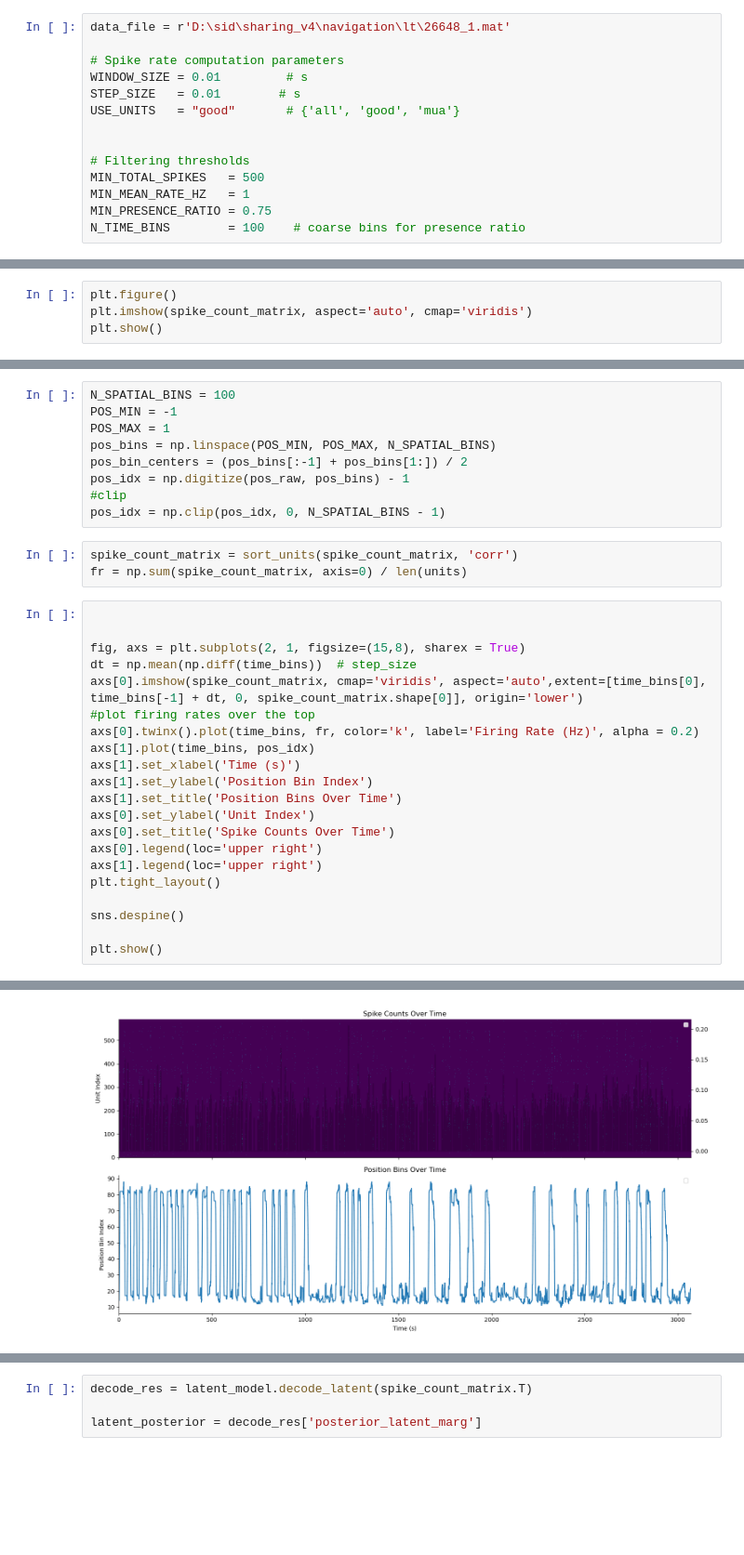
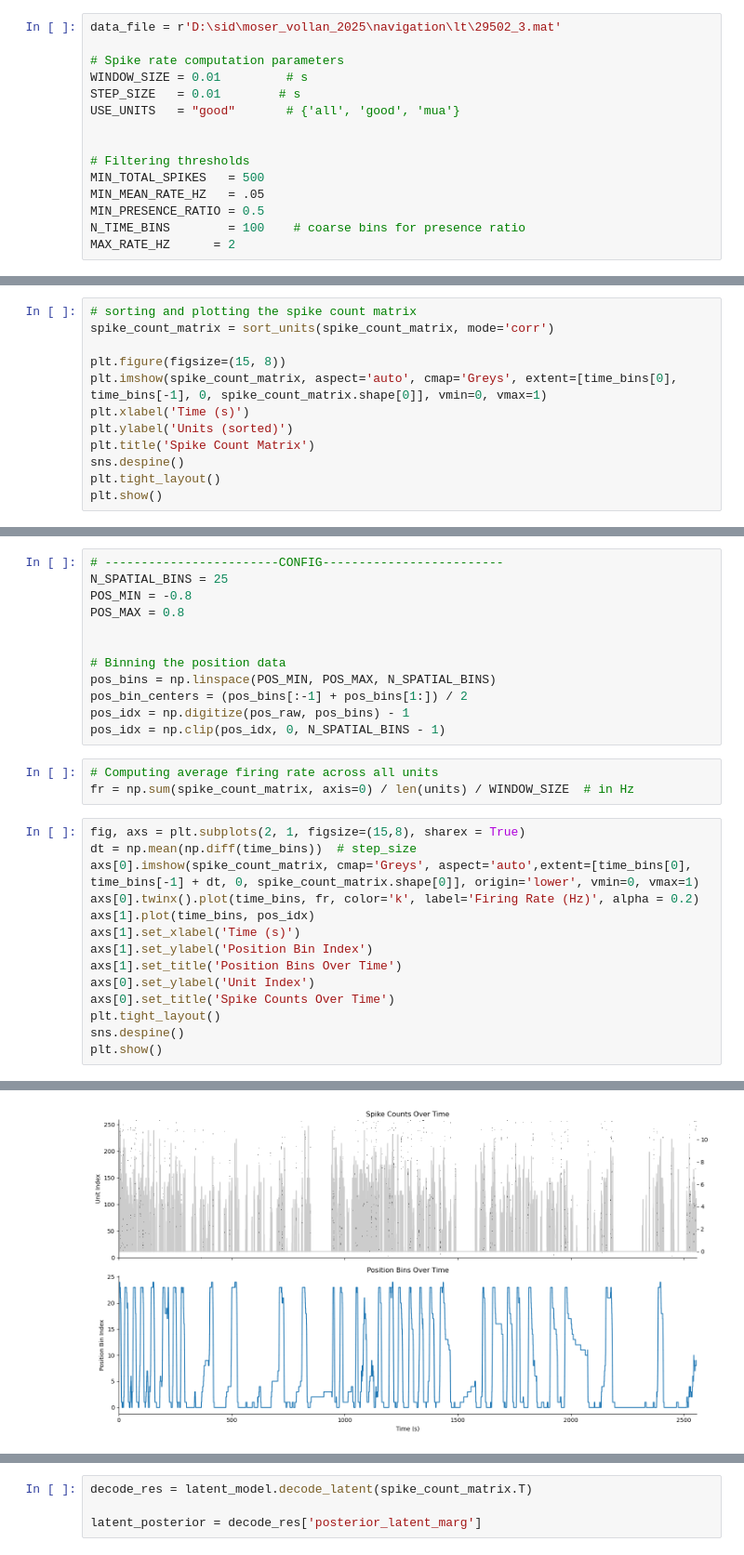
Before and after one commit to Sid-Rafilson-1617/poor-man-GPLVM, a Jupyter notebook: moser_data_decoding_model.ipynb, the cells around one changed output, grey strips where cells are left out. Shown at 93% size. Drawn from its saved outputs; the diff is of its cells as text; blank space fills up the shorter version.

```diff
--- a/moser_data_decoding_model.ipynb
+++ b/moser_data_decoding_model.ipynb
@@ -17,5 +310,5 @@ from core import *
 # %%
-data_file = r'D:\sid\sharing_v4\navigation\lt\26648_1.mat'
+data_file = r'D:\sid\moser_vollan_2025\navigation\lt\29502_3.mat'
 
 # Spike rate computation parameters
 WINDOW_SIZE = 0.01         # s
@@ -25,6 +318,7 @@ USE_UNITS   = "good"       # {'all', 'good', 'mua'}
 
 # Filtering thresholds
 MIN_TOTAL_SPIKES   = 500
-MIN_MEAN_RATE_HZ   = 1
-MIN_PRESENCE_RATIO = 0.75
+MIN_MEAN_RATE_HZ   = .05
+MIN_PRESENCE_RATIO = 0.5
 N_TIME_BINS        = 100    # coarse bins for presence ratio
+MAX_RATE_HZ      = 2
@@ -337,5 +350,13 @@ z_win shape: (306987,)
 # %%
-plt.figure()
-plt.imshow(spike_count_matrix, aspect='auto', cmap='viridis')
+# sorting and plotting the spike count matrix
+spike_count_matrix = sort_units(spike_count_matrix, mode='corr')
+
+plt.figure(figsize=(15, 8))
+plt.imshow(spike_count_matrix, aspect='auto', cmap='Greys', extent=[time_bins[0], time_bins[-1], 0, spike_count_matrix.shape[0]], vmin=0, vmax=1)
+plt.xlabel('Time (s)')
+plt.ylabel('Units (sorted)')
+plt.title('Spike Count Matrix')
+sns.despine()
+plt.tight_layout()
 plt.show()
 # %% [output]
@@ -378,22 +395,22 @@ plt.show()
 # %%
-N_SPATIAL_BINS = 100
-POS_MIN = -1
-POS_MAX = 1
+# ------------------------CONFIG-------------------------
+N_SPATIAL_BINS = 25
+POS_MIN = -0.8
+POS_MAX = 0.8
+
+
+# Binning the position data
 pos_bins = np.linspace(POS_MIN, POS_MAX, N_SPATIAL_BINS)
 pos_bin_centers = (pos_bins[:-1] + pos_bins[1:]) / 2
 pos_idx = np.digitize(pos_raw, pos_bins) - 1
-#clip
 pos_idx = np.clip(pos_idx, 0, N_SPATIAL_BINS - 1)
 # %%
-spike_count_matrix = sort_units(spike_count_matrix, 'corr')
-fr = np.sum(spike_count_matrix, axis=0) / len(units)
+# Computing average firing rate across all units
+fr = np.sum(spike_count_matrix, axis=0) / len(units) / WINDOW_SIZE  # in Hz
 # %%
-
-
 fig, axs = plt.subplots(2, 1, figsize=(15,8), sharex = True)
 dt = np.mean(np.diff(time_bins))  # step_size
-axs[0].imshow(spike_count_matrix, cmap='viridis', aspect='auto',extent=[time_bins[0], time_bins[-1] + dt, 0, spike_count_matrix.shape[0]], origin='lower')
-#plot firing rates over the top
+axs[0].imshow(spike_count_matrix, cmap='Greys', aspect='auto',extent=[time_bins[0], time_bins[-1] + dt, 0, spike_count_matrix.shape[0]], origin='lower', vmin=0, vmax=1)
 axs[0].twinx().plot(time_bins, fr, color='k', label='Firing Rate (Hz)', alpha = 0.2)
 axs[1].plot(time_bins, pos_idx)
 axs[1].set_xlabel('Time (s)')
@@ -401,11 +418,7 @@ axs[1].set_ylabel('Position Bin Index')
 axs[1].set_title('Position Bins Over Time')
 axs[0].set_ylabel('Unit Index')
 axs[0].set_title('Spike Counts Over Time')
-axs[0].legend(loc='upper right')
-axs[1].legend(loc='upper right')
 plt.tight_layout()
-
 sns.despine()
-
 plt.show()
 # %% [output]
@@ -416 +425 @@ No artists with labels found to put in legend.  Note that artists whose label st
-[figure, old version]
+[figure, new version]
```
Also changed, not shown: parts of 15 cells of this notebook, 4 other files.
